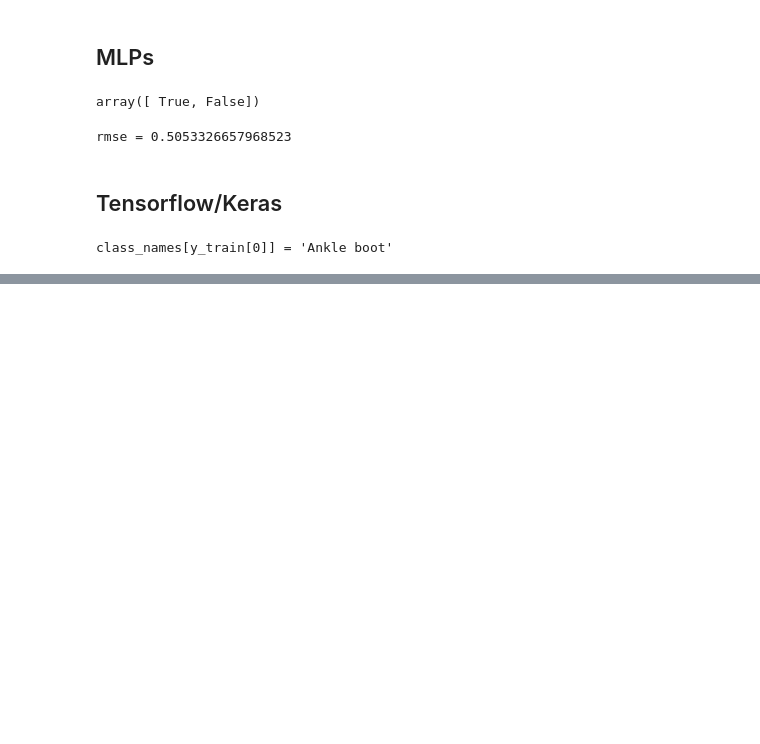
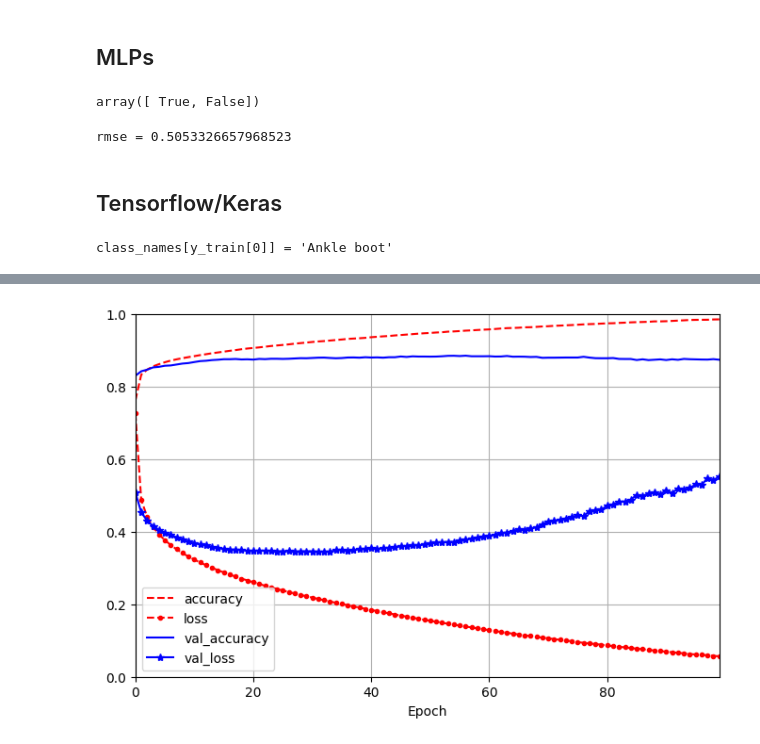
Before and after one commit to masaki-norton/homl, a Jupyter notebook: 10.ipynb, the cells around one changed output, grey strips where cells are left out. Cells and saved outputs as stored; diff of their text form; code cells hidden in the pictures; blank space fills up the shorter version.

```diff
--- a/10.ipynb
+++ b/10.ipynb
@@ -64,15 +64,16 @@ print(f"{class_names[y_train[0]] = }")
 # %% [output]
 class_names[y_train[0]] = 'Ankle boot'
 # %%
-# tf.keras.backend.clear_session()
+tf.keras.backend.clear_session()
 
 # Create model
-tf.random.set_seed(42)
+# tf.random.set_seed(42)
 model = tf.keras.Sequential()
 model.add(tf.keras.layers.Input(shape=[28, 28]))
 model.add(tf.keras.layers.Flatten())
 model.add(tf.keras.layers.Dense(300, activation="relu"))
 model.add(tf.keras.layers.Dense(100, activation="relu"))
+model.add(tf.keras.layers.Dense(100, activation="relu"))
 model.add(tf.keras.layers.Dense(10, activation="softmax"))
 # %%
 model.summary()
@@ -120,0 +125,13 @@ array([[ 0.02933727, -0.01916781, -0.0425664 , ..., -0.03657386,
+# %%
+# compile model
+model.compile(loss="sparse_categorical_crossentropy",
+              optimizer="sgd",
+              metrics=["accuracy"])
+
+# Note that sparse_categorical_cross_entropy is used here since our target is
+# between 0 and 9, representing categories. If the target is a vector representing
+# a specific category ([0, 0, 1, 0,] to indicate category 3), then we would
+# use categorical_crossentropy
+# %%
+# train the model
+history = model.fit(X_train, y_train, epochs=50, validation_data=(X_valid, y_valid))
@@ -120,0 +156,11 @@ array([[ 0.02933727, -0.01916781, -0.0425664 , ..., -0.03657386,
+# %%
+import matplotlib.pyplot as plt
+import pandas as pd
+
+pd.DataFrame(history.history).plot(
+    figsize=(8, 5), xlim=[0, 99], ylim=[0, 1], grid=True, xlabel="Epoch",
+    style=["r--", "r--.", "b-", "b-*"]
+)
+plt.show()
+# %% [output]
+[figure, added]
```
Also changed, not shown: parts of 6 cells of this notebook.
